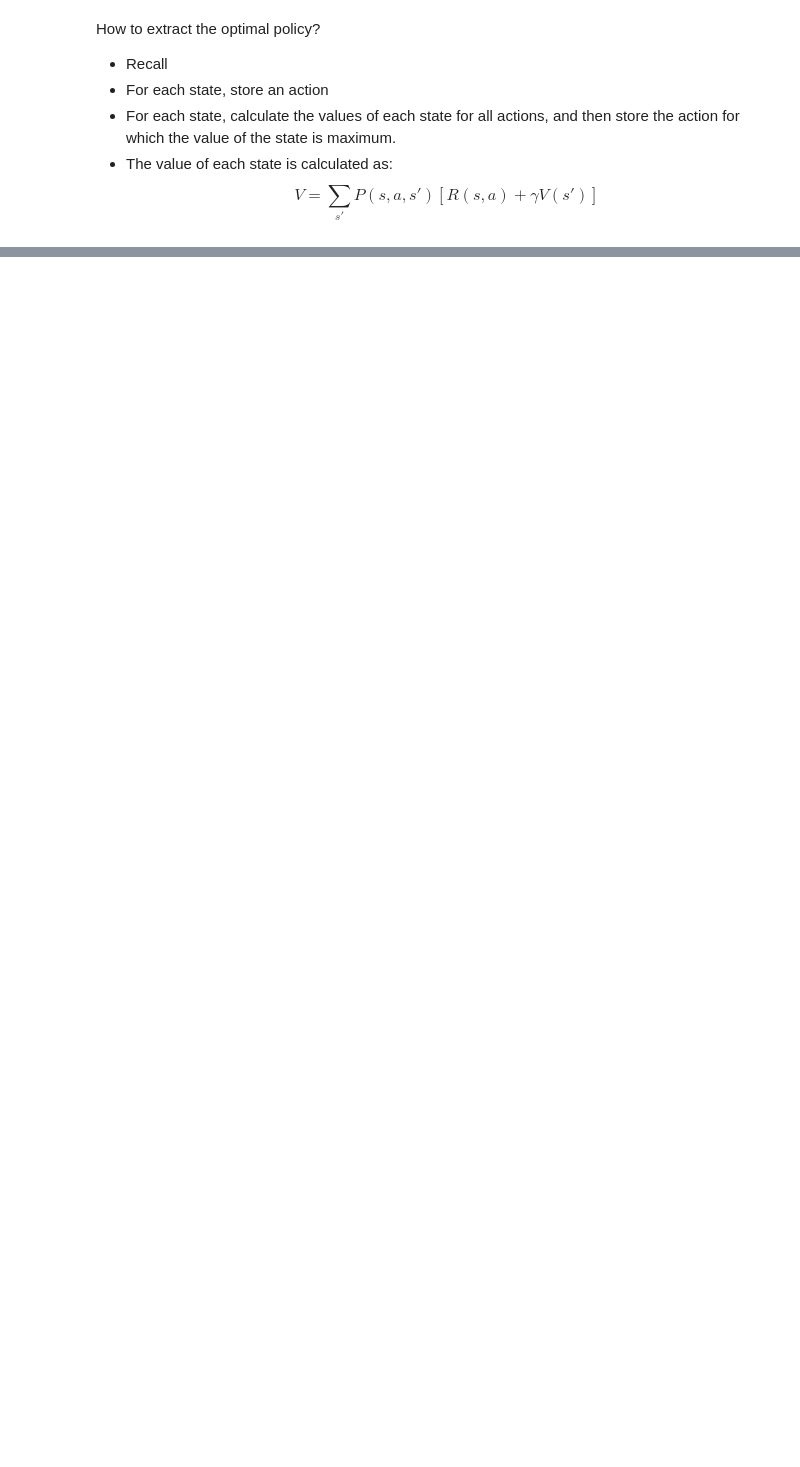
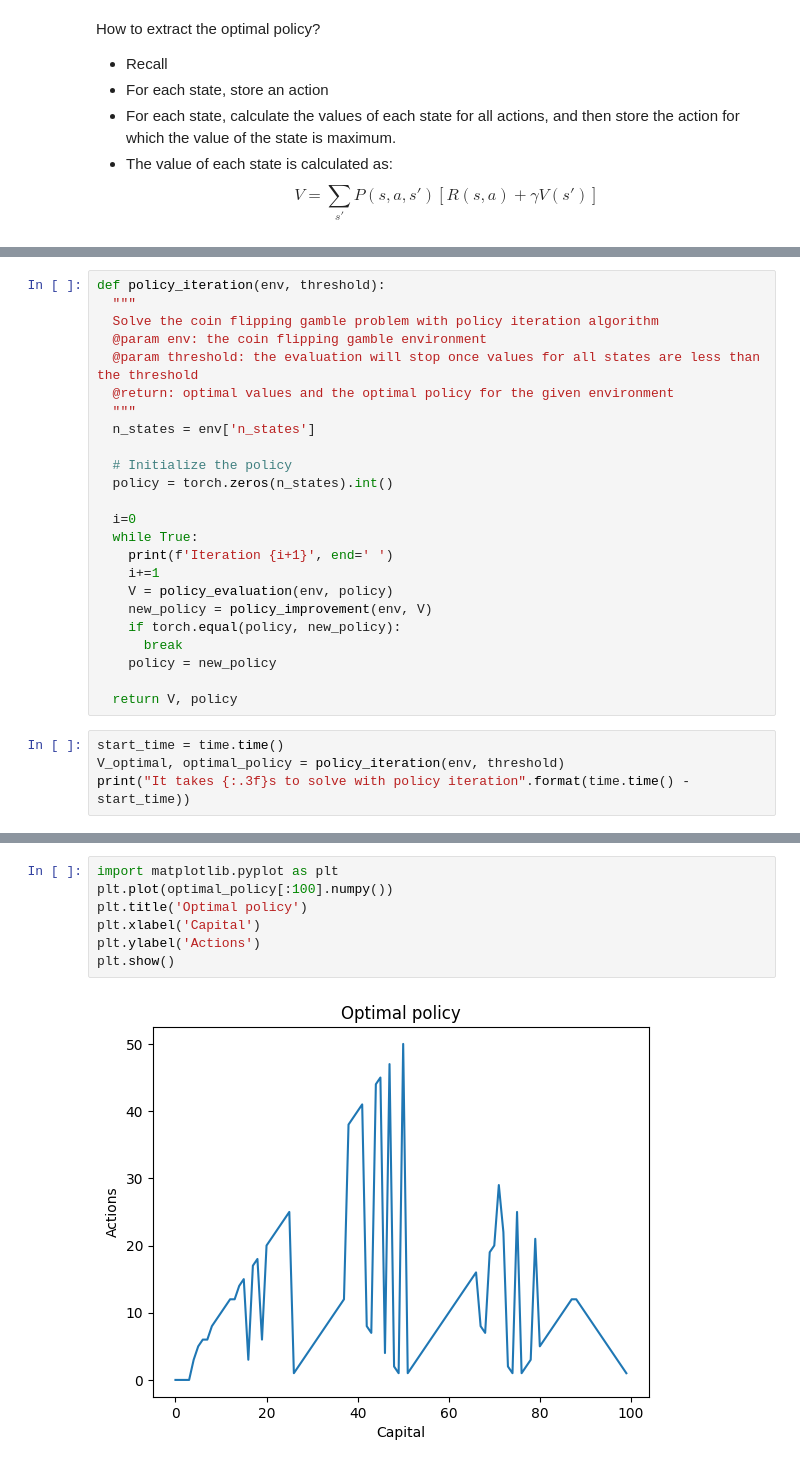
Before and after one commit to arghasree/RL, a Jupyter notebook: coin_flip_MDP.ipynb, the cells around one changed output, grey strips where cells are left out. Cells and saved outputs as stored; diff of their text form; blank space fills up the shorter version.

```diff
--- a/coin_flip_MDP.ipynb
+++ b/coin_flip_MDP.ipynb
@@ -139,0 +220,28 @@ What this plot does not show is when/ at which iteration, more money should be p
+# %%
+def policy_iteration(env, threshold):
+  """
+  Solve the coin flipping gamble problem with policy iteration algorithm
+  @param env: the coin flipping gamble environment
+  @param threshold: the evaluation will stop once values for all states are less than the threshold
+  @return: optimal values and the optimal policy for the given environment
+  """
+  n_states = env['n_states']
+
+  # Initialize the policy
+  policy = torch.zeros(n_states).int()
+
+  i=0
+  while True:
+    print(f'Iteration {i+1}', end=' ')
+    i+=1
+    V = policy_evaluation(env, policy)
+    new_policy = policy_improvement(env, V)
+    if torch.equal(policy, new_policy):
+      break
+    policy = new_policy
+
+  return V, policy
+# %%
+start_time = time.time()
+V_optimal, optimal_policy = policy_iteration(env, threshold)
+print("It takes {:.3f}s to solve with policy iteration".format(time.time() - start_time))
@@ -139,0 +272,9 @@ What this plot does not show is when/ at which iteration, more money should be p
+# %%
+import matplotlib.pyplot as plt
+plt.plot(optimal_policy[:100].numpy())
+plt.title('Optimal policy')
+plt.xlabel('Capital')
+plt.ylabel('Actions')
+plt.show()
+# %% [output]
+[figure, added]
```
Also changed, not shown: parts of 16 cells of this notebook.
